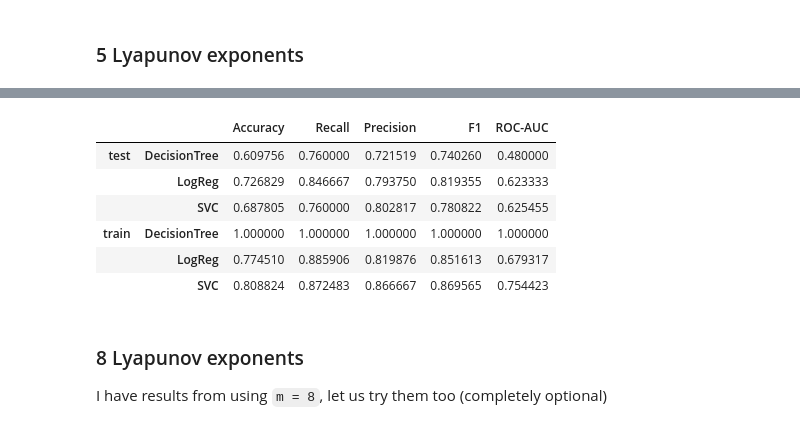
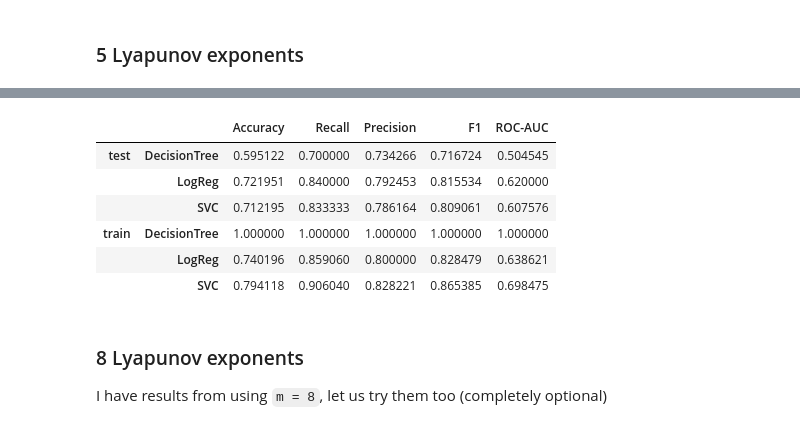
Before and after one commit to succSeeded/ts-2025, a Jupyter notebook: hw3/main.ipynb, the cells around one changed output, grey strips where cells are left out. Cells and saved outputs as stored; diff of their text form; code cells hidden in the pictures.

```diff
--- a/hw3/main.ipynb
+++ b/hw3/main.ipynb
@@ -460,12 +460,14 @@ from sklearn.linear_model import LinearRegression
 
 
 def RSAnalysis(series):
-    i_max = int(np.floor(np.log(len(series) / 2) / np.log(10)))
-    normalized_ranges = np.zeros((i_max))
+    i_max = int(np.floor(np.log(len(series) / 1.2) / np.log(10)))
+    logns = np.array([i for i in range(1, i_max + 1)])
+    normalized_ranges = np.zeros_like(logns, dtype=np.float64)
 
-    for i in range(1, i_max + 1):
+    for i in logns:
         n = np.power(10, i)
-        intervals = sliding_window_view(series, n)
+        intervals = series[-(len(series) // n) * n:].reshape(len(series) // n, n)
+        # intervals = sliding_window_view(series, n)
         m, _ = intervals.shape
 
         means = intervals.mean(axis=1)
@@ -473,12 +475,12 @@ def RSAnalysis(series):
 
         Y = np.cumsum((intervals - means.reshape(-1, 1)), axis=1)
 
-        ranges = np.max(intervals, axis=1) - np.min(intervals, axis=1)
-        normalized_ranges[i - 1] = (ranges / (S + 1e-9)).mean()
+        R = np.max(Y, axis=1) - np.min(Y, axis=1)
+        normalized_ranges[i - 1] = (R / (S + 1e-9)).mean()
 
     linreg = LinearRegression().fit(
-        np.array([i for i in range(1, i_max + 1)]).reshape(-1, 1),
-        np.log(normalized_ranges),
+        logns.reshape(-1, 1),
+        np.log(normalized_ranges) / np.log(10),
     )
     return linreg.coef_, linreg.intercept_
 
@@ -532,7 +550,7 @@ from sklearn.metrics import (
 
 results = dict()
 cls_weights = {
-    0: 64,
+    0: 70,
     1: 40,
 }  # Since classses are imbalanced, let us try adding class weights
 
@@ -540,36 +558,36 @@ for name, cls in zip(
     ["DecisionTree", "LogReg", "SVC"],
     [
         DecisionTreeClassifier(class_weight=cls_weights),
         LogisticRegression(class_weight=cls_weights),
         SVC(class_weight=cls_weights),
     ],
 ):
     cls.fit(X_train, y_train)
     y_pred_train = cls.predict(X_train)
     y_pred_test = cls.predict(X_test)
 
     results[("train", name)] = dict()
     for metric, func in zip(
         ["Accuracy", "Recall", "Precision", "F1", "ROC-AUC"],
         [accuracy_score, recall_score, precision_score, f1_score, roc_auc_score],
     ):
         results[("train", name)][metric] = func(y_train, y_pred_train)
 
     results[("test", name)] = dict()
     for metric, func in zip(
         ["Accuracy", "Recall", "Precision", "F1", "ROC-AUC"],
         [accuracy_score, recall_score, precision_score, f1_score, roc_auc_score],
     ):
         results[("test", name)][metric] = func(y_test, y_pred_test)
 
 
 results = pd.DataFrame.from_dict(results, orient="index").sort_index()
 results
 # %% [output]
 |  |  | Accuracy | Recall | Precision | F1 | ROC-AUC |
-| test | DecisionTree | 0.609756 | 0.760000 | 0.721519 | 0.740260 | 0.480000 |
-|  | LogReg | 0.726829 | 0.846667 | 0.793750 | 0.819355 | 0.623333 |
-|  | SVC | 0.687805 | 0.760000 | 0.802817 | 0.780822 | 0.625455 |
+| test | DecisionTree | 0.595122 | 0.700000 | 0.734266 | 0.716724 | 0.504545 |
+|  | LogReg | 0.721951 | 0.840000 | 0.792453 | 0.815534 | 0.620000 |
+|  | SVC | 0.712195 | 0.833333 | 0.786164 | 0.809061 | 0.607576 |
 | train | DecisionTree | 1.000000 | 1.000000 | 1.000000 | 1.000000 | 1.000000 |
-|  | LogReg | 0.774510 | 0.885906 | 0.819876 | 0.851613 | 0.679317 |
-|  | SVC | 0.808824 | 0.872483 | 0.866667 | 0.869565 | 0.754423 |
+|  | LogReg | 0.740196 | 0.859060 | 0.800000 | 0.828479 | 0.638621 |
+|  | SVC | 0.794118 | 0.906040 | 0.828221 | 0.865385 | 0.698475 |
```
Also changed, not shown: parts of 12 cells of this notebook.
